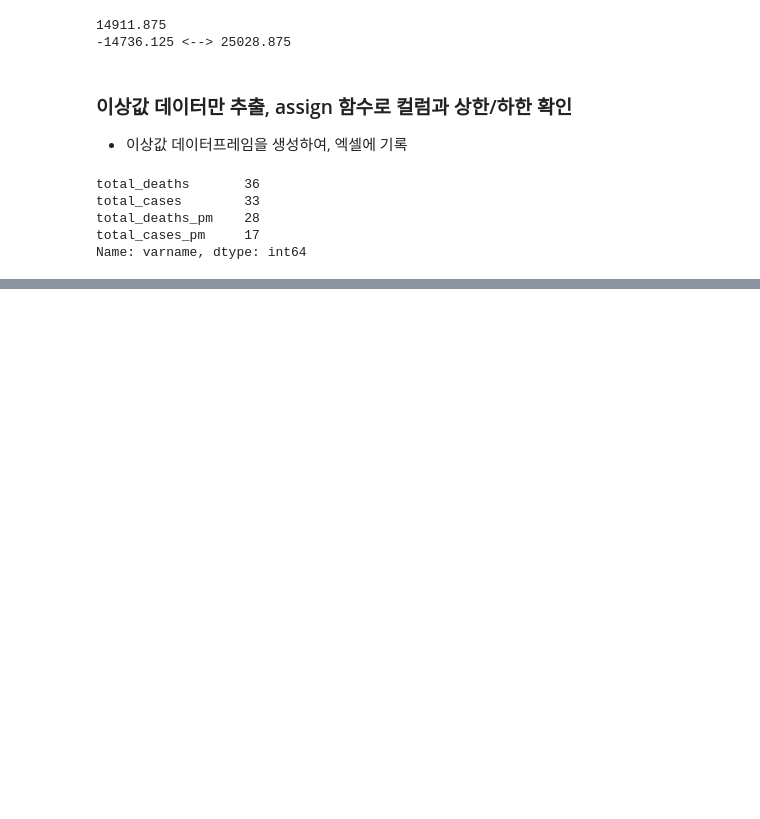
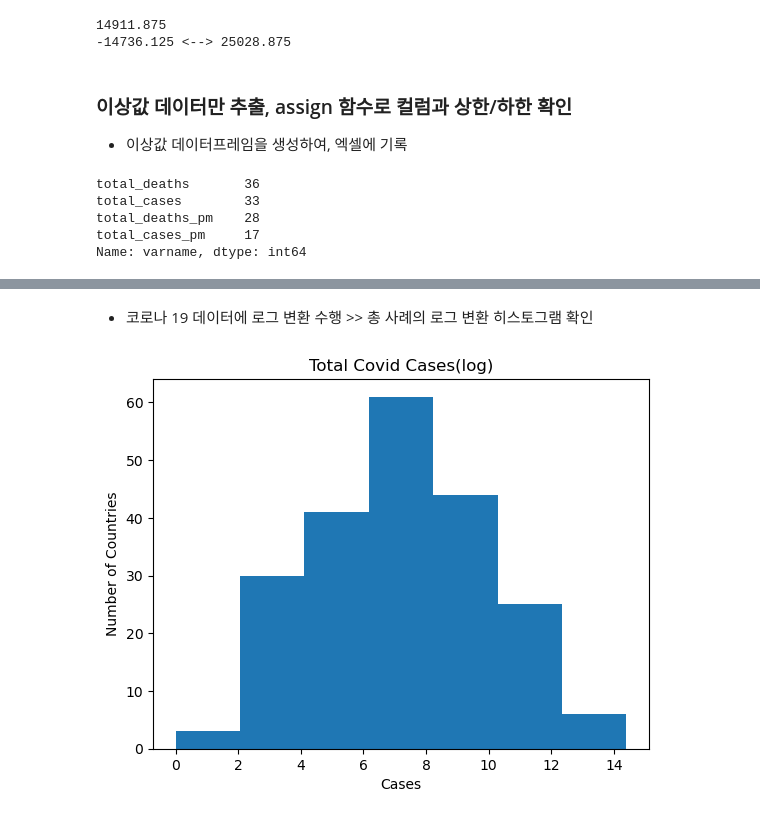
Before and after one commit to minseungryu/Pandas_Data_Cleaning, a Jupyter notebook: chapter4_누락값과 이상값.ipynb, the cells around one changed output, grey strips where cells are left out. Cells and saved outputs as stored; diff of their text form; code cells hidden in the pictures; blank space fills up the shorter version.

```diff
--- a/chapter4_누락값.ipynb
+++ b/chapter4_누락값과 이상값.ipynb
@@ -279,0 +339,13 @@ Name: varname, dtype: int64
+# %% [markdown]
+- 코로나 19 데이터에 로그 변환 수행 >> 총 사례의 로그 변환 히스토그램 확인
+# %%
+covidlogs =covidtotalsonly.copy()
+for col in covidtotalsonly.columns[1:]:
+    covidlogs[col] = np.log1p(covidlogs[col])
+plt.hist(covidlogs['total_cases'], bins = 7)
+plt.title('Total Covid Cases(log)')
+plt.xlabel('Cases')
+plt.ylabel('Number of Countries')
+plt.show()
+# %% [output]
+[figure, added]
```
Also changed, not shown: parts of 8 cells of this notebook.
